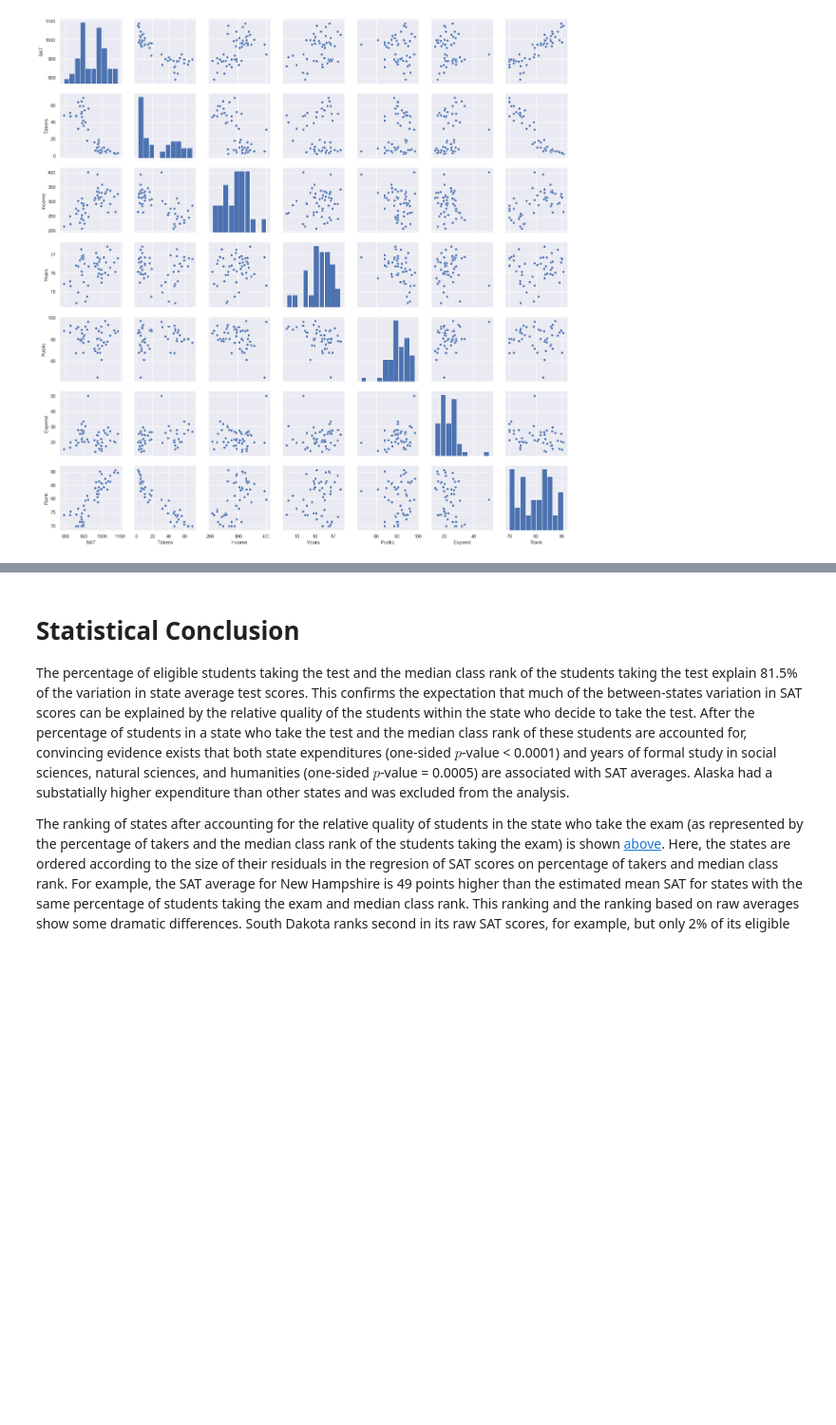
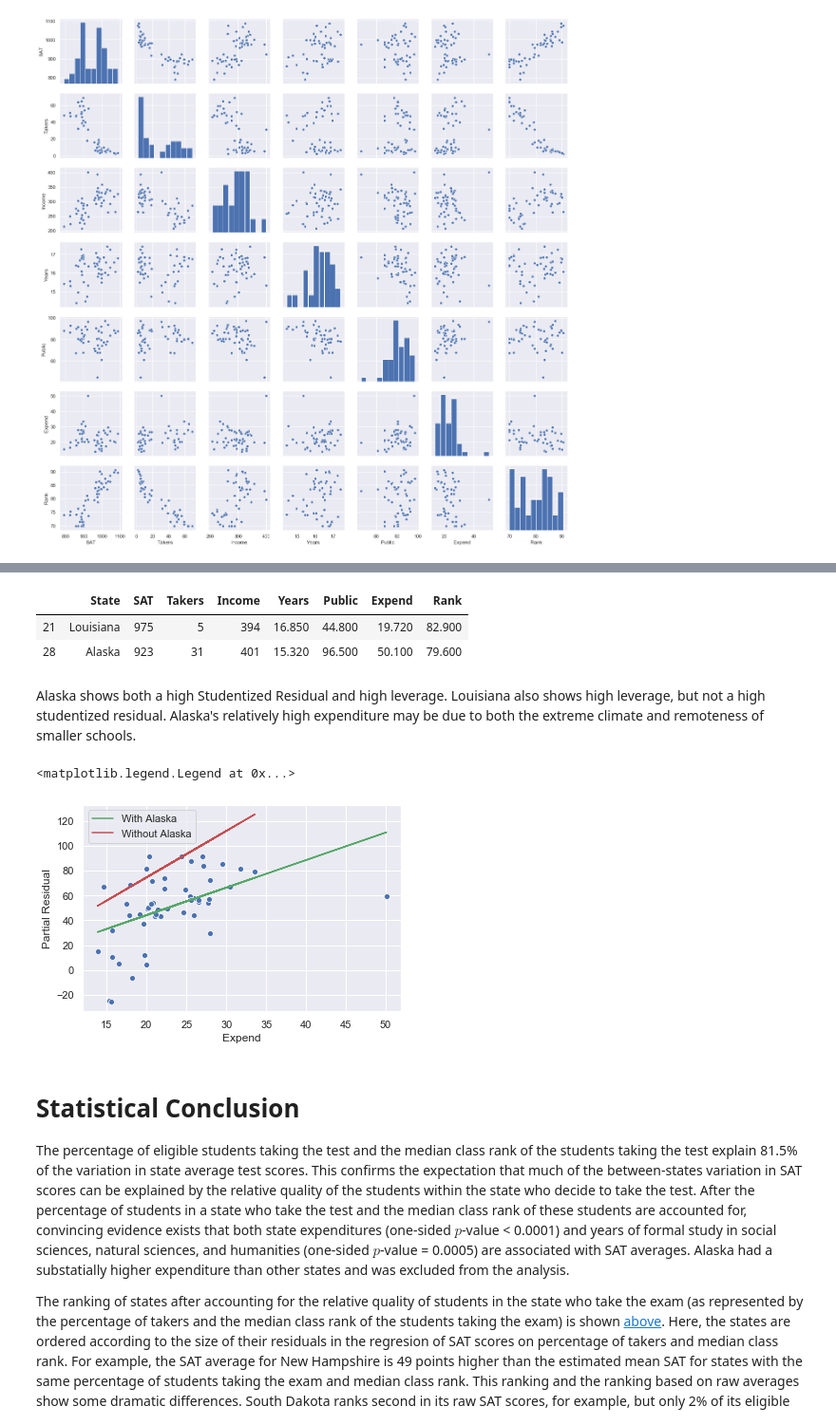
Before and after one commit to quintusdias/sleuth3, a Jupyter notebook: ch12/sats.ipynb, the cells around one changed output, grey strips where cells are left out. Shown: that part at 95% size. Drawn from its saved outputs; the diff is of its cells as text; code cells hidden in the pictures; blank space fills up the shorter version.

```diff
--- a/ch12/sats.ipynb
+++ b/ch12/sats.ipynb
@@ -57,3 +70,41 @@ sns.pairplot(df)
+# %%
+df[df.index.isin([21, 28])]
+# %% [output]
+|  | State | SAT | Takers | Income | Years | Public | Expend | Rank |
+| 21 | Louisiana | 975 | 5 | 394 | 16.850 | 44.800 | 19.720 | 82.900 |
+| 28 | Alaska | 923 | 31 | 401 | 15.320 | 96.500 | 50.100 | 79.600 |
+# %% [markdown]
+Alaska shows both a high Studentized Residual and high leverage.  Louisiana also shows high leverage, but not a high studentized residual.  Alaska's relatively high expenditure may be due to both the extreme climate and remoteness of smaller schools.
+# %%
+formula = 'SAT ~ Takers + Income + Years + Public + Expend + Rank'
+model = smf.ols(formula=formula, data=df)
+model_fit = model.fit()
+
+part_resid = model_fit.resid + model_fit.params['Expend'] * df['Expend']
+fig, ax = plt.subplots()
+sns.scatterplot(df['Expend'], part_resid, ax=ax)
+ax.set_ylabel('Partial Residual')
+
+endog = part_resid
+exog = df['Expend']
+exog = sm.add_constant(exog)
+pmodel_fit = sm.OLS(endog, exog).fit()
+plt.plot(df['Expend'], pmodel_fit.fittedvalues, 'g', label='With Alaska')
+
+df_wo_alaska = data=df[df.index != 28]
+model_sans_alaska = smf.ols(formula=formula, data=df_wo_alaska)
+model_sans_alaska_fit = model_sans_alaska.fit()
+
+endog2 = model_sans_alaska_fit.resid + model_sans_alaska_fit.params['Expend'] * df_wo_alaska['Expend']
+exog2 = df_wo_alaska['Expend']
+exog2 = sm.add_constant(exog2)
+pmodel2_fit = sm.OLS(endog2, exog2).fit()
+plt.plot(df_wo_alaska['Expend'], pmodel2_fit.fittedvalues, 'r', label='Without Alaska')
+
+plt.legend(loc='best')
+# %% [output]
+<matplotlib.legend.Legend at 0x...>
+[figure, added]
 # %% [markdown]
 # Statistical Conclusion
 The percentage of eligible students taking the test and the median class rank of the students taking the test explain 81.5% of the variation in state average test scores.  This confirms the expectation that much of the between-states variation in SAT scores can be explained by the relative quality of the students within the state who decide to take the test.  After the percentage of students in a state who take the test and the median class rank of these students are accounted for, convincing evidence exists that both state expenditures (one-sided $p$-value < 0.0001) and years of formal study in social sciences, natural sciences, and humanities (one-sided $p$-value = 0.0005) are associated with SAT averages.  Alaska had a substatially higher expenditure than other states and was excluded from the analysis.
```
Also changed, not shown: parts of 3 cells of this notebook.
